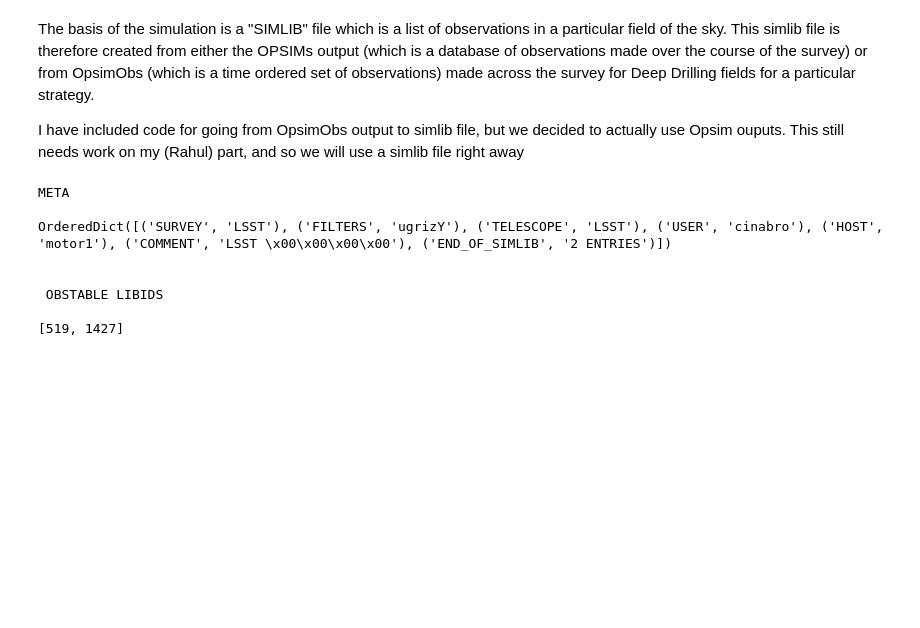
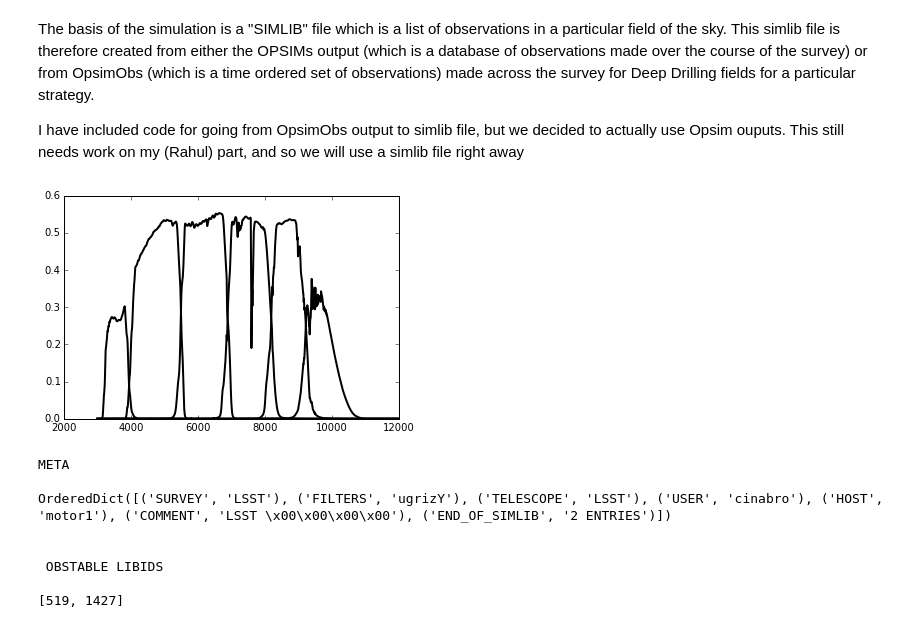
Before and after one commit to rbiswas4/lsstpipeline, a Jupyter notebook: lsst_lc.ipynb, the cells around one changed output. Cells and saved outputs as stored; diff of their text form; code cells hidden in the pictures; blank space fills up the shorter version.

```diff
--- a/lsst_lc.ipynb
+++ b/lsst_lc.ipynb
@@ -24,7 +24,9 @@ we decided to actually use Opsim ouputs. This still needs work on my (Rahul) par
 # %%
 simlibfilename = 'cache/RBtest_opsim.simlib'
 # set up bandpasses for LSST
-sl.getlsstbandpassobjs()
+sl.getlsstbandpassobjs(plot=True)
+# %% [output]
+[figure, added]
 # %%
 #Read the simlib file, get the libids which index different fields
 meta, obstables = sncosmo.read_snana_simlib(simlibfilename)
```
Also changed, not shown: parts of 6 cells of this notebook, 1 other file.
